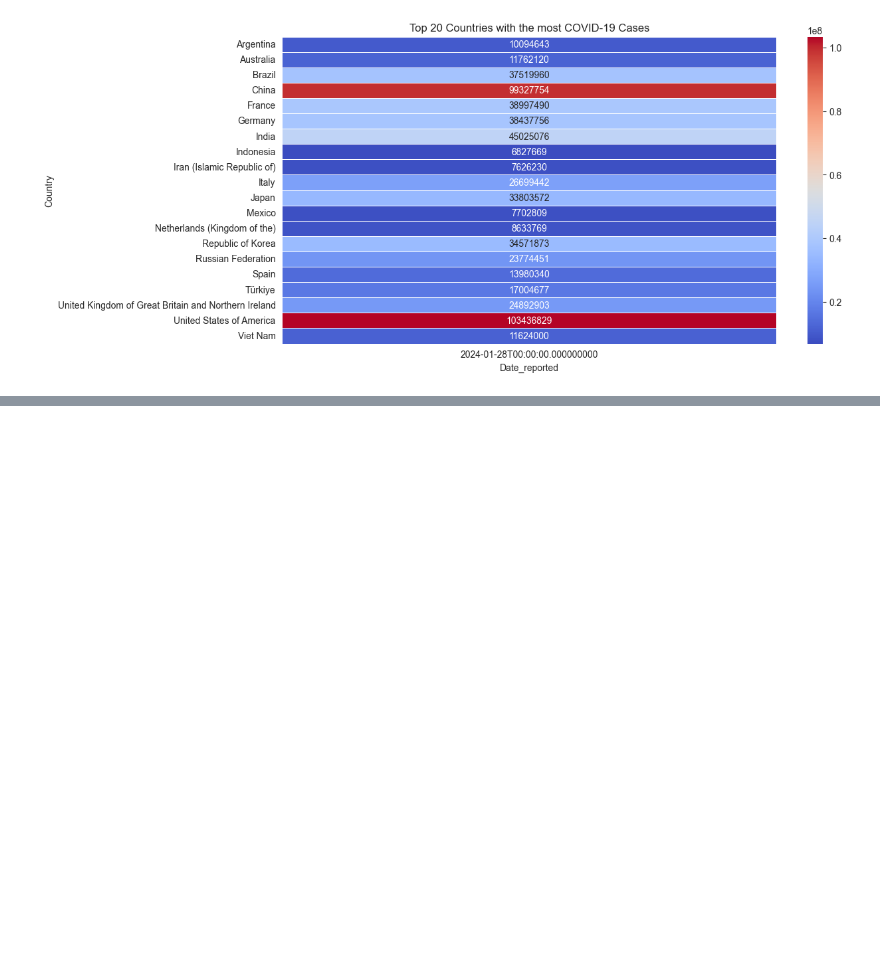
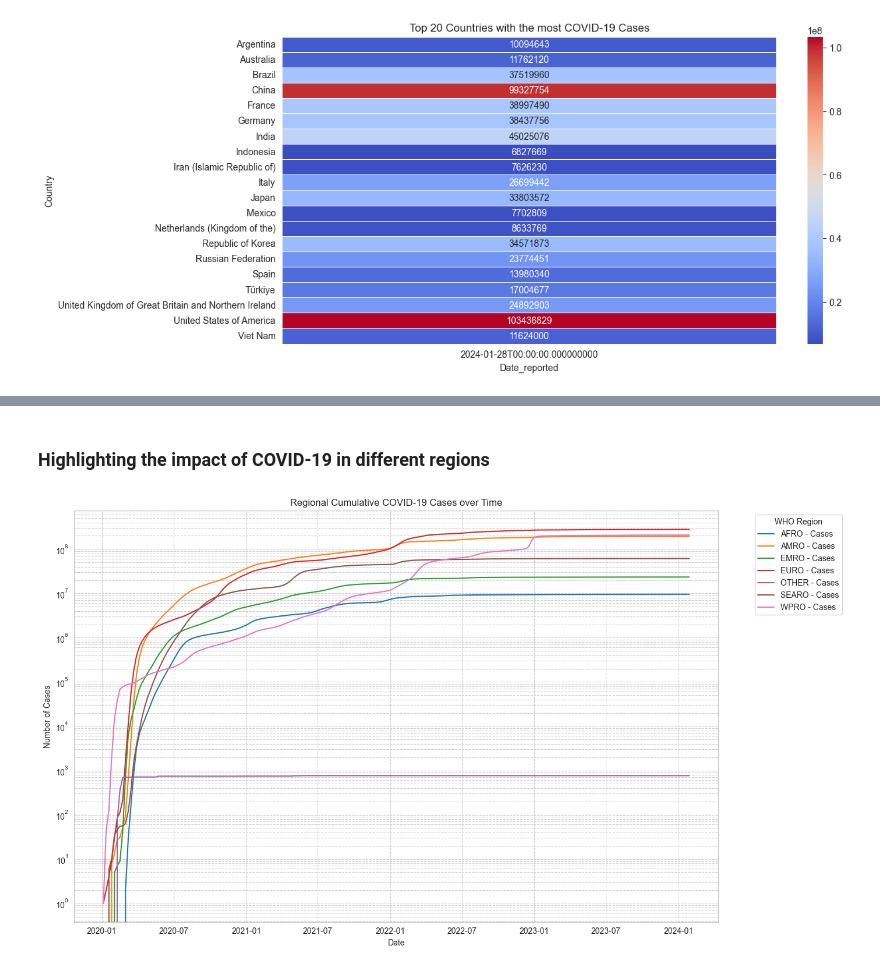
Before and after one commit to dagbolade/covid, a Jupyter notebook: covid.ipynb, the cells around one changed output, grey strips where cells are left out. Saved outputs shown, nothing was run; the diff lists cells and outputs as text; code cells hidden in the pictures; blank space fills up the shorter version.

```diff
--- a/covid.ipynb
+++ b/covid.ipynb
@@ -183,0 +331,23 @@ plt.show()
+# %% [markdown]
+### Highlighting the impact of COVID-19 in different regions
+# %%
+# aggregate data for regional cumulative cases and deaths by who region
+regional_data = df.groupby(['Date_reported', 'WHO_region'])[['Cumulative_cases', 'Cumulative_deaths']].sum().reset_index()
+
+# plot the regional cumulative cases and deaths
+plt.figure(figsize=(14, 8))
+
+for region in regional_data['WHO_region'].unique(): # loop through each unique region
+    region_data = regional_data[regional_data['WHO_region'] == region]
+    plt.plot(region_data['Date_reported'], region_data['Cumulative_cases'], label=f'{region} - Cases')
+
+plt.title('Regional Cumulative COVID-19 Cases over Time')
+plt.ylabel('Number of Cases')
+plt.xlabel('Date')
+plt.legend(title='WHO Region', bbox_to_anchor=(1.05, 1), loc='upper left')
+plt.yscale('log') # set the y-axis to a logarithmic scale for better visualization
+plt.grid(True, which='both', linestyle='--') # added gridlines for better readability
+plt.tight_layout()
+plt.show()
+# %% [output]
+[figure, added]
```
Also changed, not shown: parts of 14 cells of this notebook, 2 other files.
